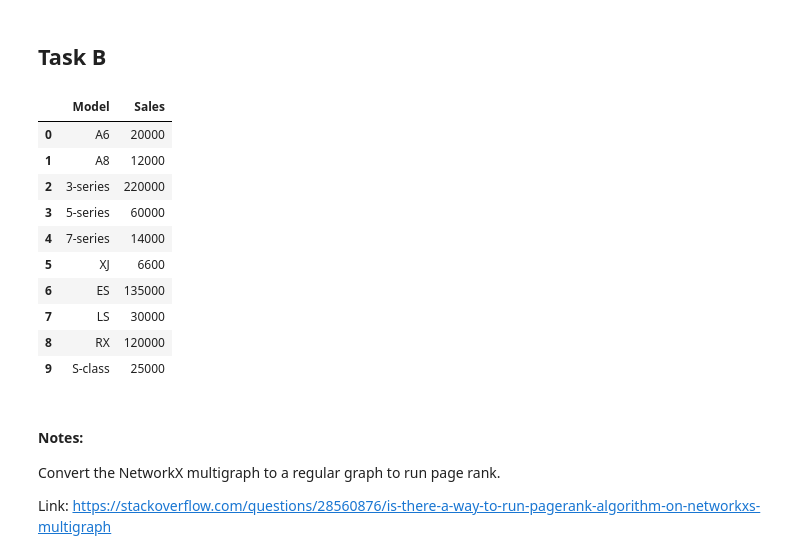
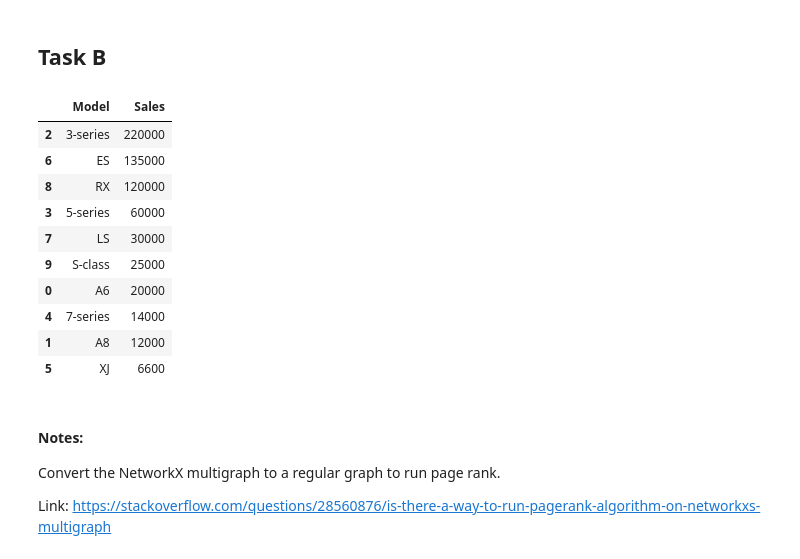
Before and after one commit to p-mckenzie/TextAnalytics, a Jupyter notebook: Assignment_3/HW3.ipynb, the cells around one changed output. Cells and saved outputs as stored; diff of their text form; code cells hidden in the pictures.

Commit message:
Sort the correlation calcs properly to match models

```diff
--- a/Assignment_3/HW3.ipynb
+++ b/Assignment_3/HW3.ipynb
@@ -113,23 +119,25 @@ plt.show()
 # %%
 models = ['A6','A8','3-series','5-series','7-series','XJ','ES','LS','RX','S-class']
 sales = [20000,12000,220000,60000,14000,6600,135000,30000,120000,25000]
 data = pd.DataFrame({
     'Model':models,
     'Sales':sales
 })
+
+data.sort_values('Sales',ascending=False,inplace=True)
 data
 # %% [output]
 |  | Model | Sales |
+| 2 | 3-series | 220000 |
+| 6 | ES | 135000 |
+| 8 | RX | 120000 |
+| 3 | 5-series | 60000 |
+| 7 | LS | 30000 |
+| 9 | S-class | 25000 |
 | 0 | A6 | 20000 |
+| 4 | 7-series | 14000 |
 | 1 | A8 | 12000 |
-| 2 | 3-series | 220000 |
-| 3 | 5-series | 60000 |
-| 4 | 7-series | 14000 |
 | 5 | XJ | 6600 |
-| 6 | ES | 135000 |
-| 7 | LS | 30000 |
-| 8 | RX | 120000 |
-| 9 | S-class | 25000 |
 # %% [markdown]
 #### Notes:
 Convert the NetworkX multigraph to a regular graph to run page rank.
```
Also changed, not shown: parts of 4 cells of this notebook.
